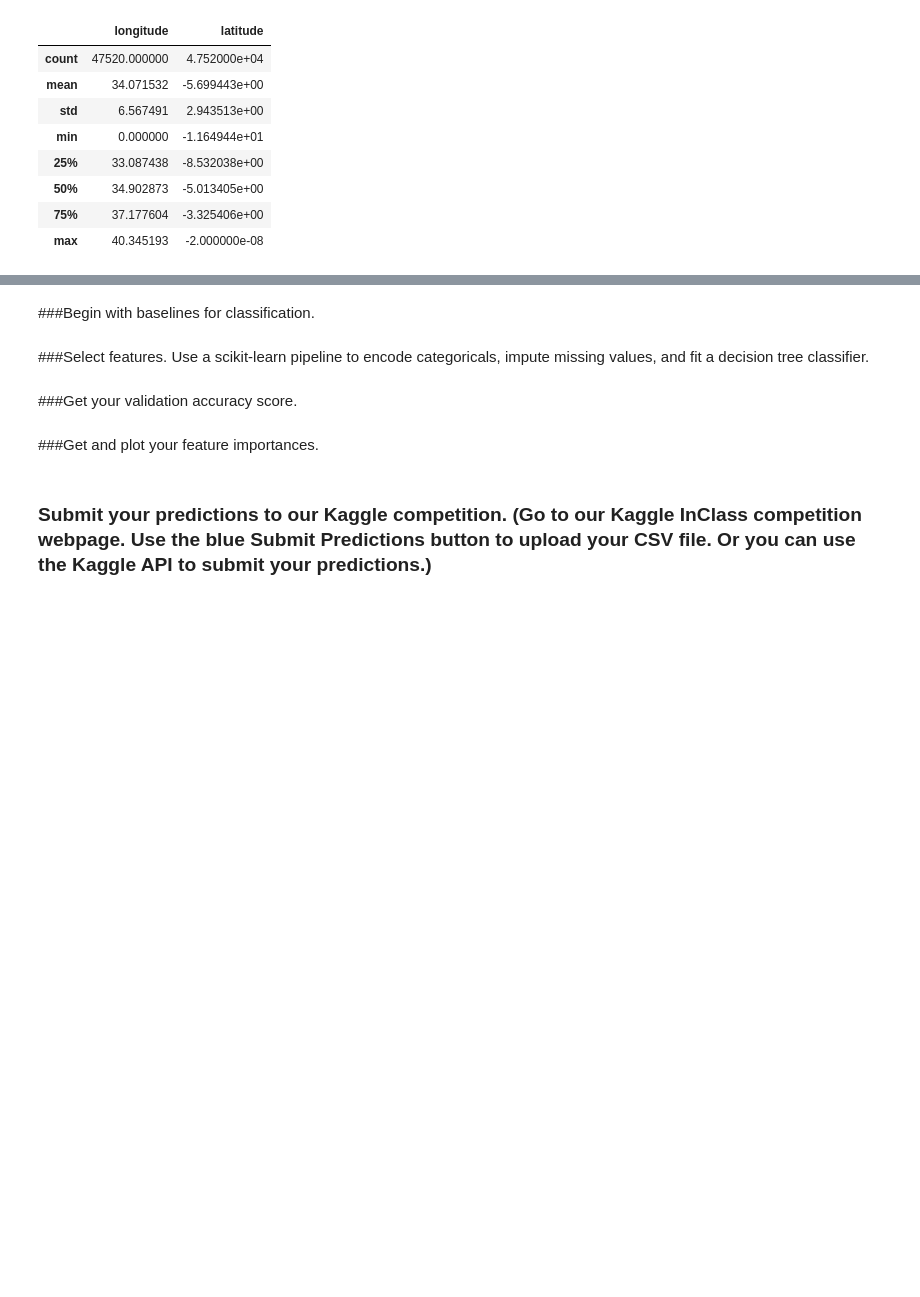
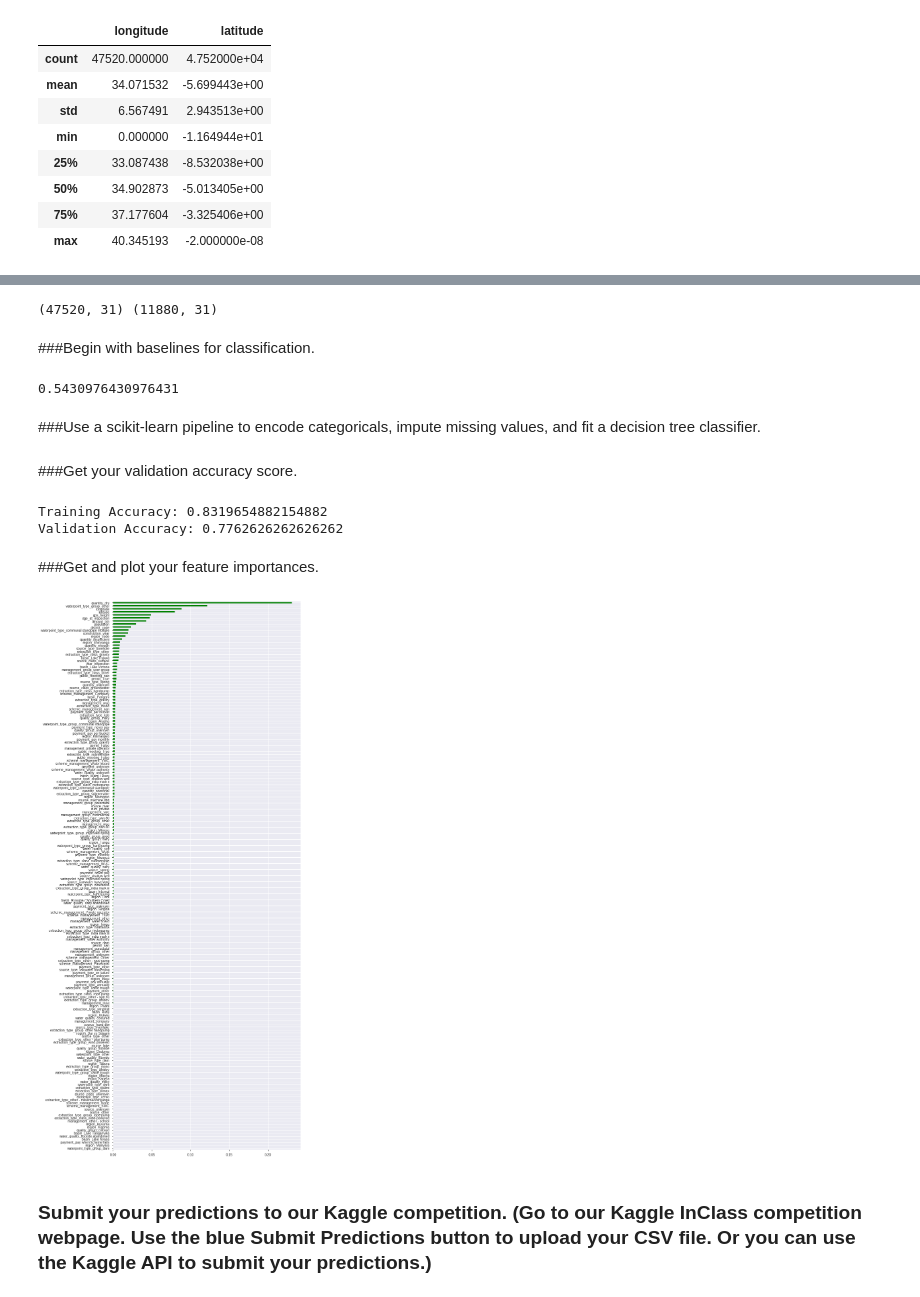
Before and after one commit to bloominstituteoftechnology/DS-Unit-2-Kaggle-Challenge, a Jupyter notebook: module1-decision-trees/LS_DS_221_assignment.ipynb, the cells around one changed output, grey strips where cells are left out. Saved outputs shown, nothing was run; the diff lists cells and outputs as text; code cells hidden in the pictures; blank space fills up the shorter version.

```diff
--- a/module1-decision-trees/LS_DS_221_assignment.ipynb
+++ b/module1-decision-trees/LS_DS_221_assignment.ipynb
@@ -234,10 +249,61 @@ IndexingError: ignored
+# %%
+X_train = train[features]
+y_train = train[target]
+X_val = val[features]
+y_val = val[target]
+X_test = test[features]
+
+print(X_train.shape,X_val.shape)
+# %% [output]
+(47520, 31) (11880, 31)
 # %% [markdown]
 ###Begin with baselines for classification.
+# %%
+from sklearn.dummy import DummyClassifier
+from sklearn.metrics import accuracy_score
+
+baseline = DummyClassifier(strategy='most_frequent')
+baseline.fit(X_train, y_train)
+
+y_pred = baseline.predict(X_val)
+accuracy_score(y_val,y_pred)
+# %% [output]
+0.5430976430976431
 # %% [markdown]
-###Select features. Use a scikit-learn pipeline to encode categoricals, impute missing values, and fit a decision tree classifier.
+###Use a scikit-learn pipeline to encode categoricals, impute missing values, and fit a decision tree classifier.
+# %%
+import category_encoders as ce
+from sklearn.impute import SimpleImputer
+from sklearn.tree import DecisionTreeClassifier
+from sklearn.pipeline import make_pipeline
+
+pipeline = make_pipeline(
+    ce.OneHotEncoder(use_cat_names=True),
+    SimpleImputer(strategy='median'),
+    DecisionTreeClassifier(max_depth=15,random_state=7)
+)
+
+pipeline.fit(X_train,y_train);
 # %% [markdown]
 ###Get your validation accuracy score.
+# %%
+print('Training Accuracy:',pipeline.score(X_train,y_train))
+print('Validation Accuracy:',pipeline.score(X_val,y_val))
+# %% [output]
+Training Accuracy: 0.8319654882154882
+Validation Accuracy: 0.7762626262626262
 # %% [markdown]
 ###Get and plot your feature importances.
+# %%
+import matplotlib.pyplot as plt
+
+model = pipeline.named_steps['decisiontreeclassifier']
+encoder = pipeline.named_steps['onehotencoder']
+encoded_columns = encoder.transform(X_val).columns
+coefficients = pd.Series(model.feature_importances_,encoded_columns)
+plt.figure(figsize=(10,30))
+coefficients.sort_values().plot.barh(color='green');
+# %% [output]
+[figure, added]
 # %% [markdown]
 ### Submit your predictions to our Kaggle competition. (Go to our Kaggle InClass competition webpage. Use the blue Submit Predictions button to upload your CSV file. Or you can use the Kaggle API to submit your predictions.)
```
Also changed, not shown: parts of 8 cells of this notebook.
